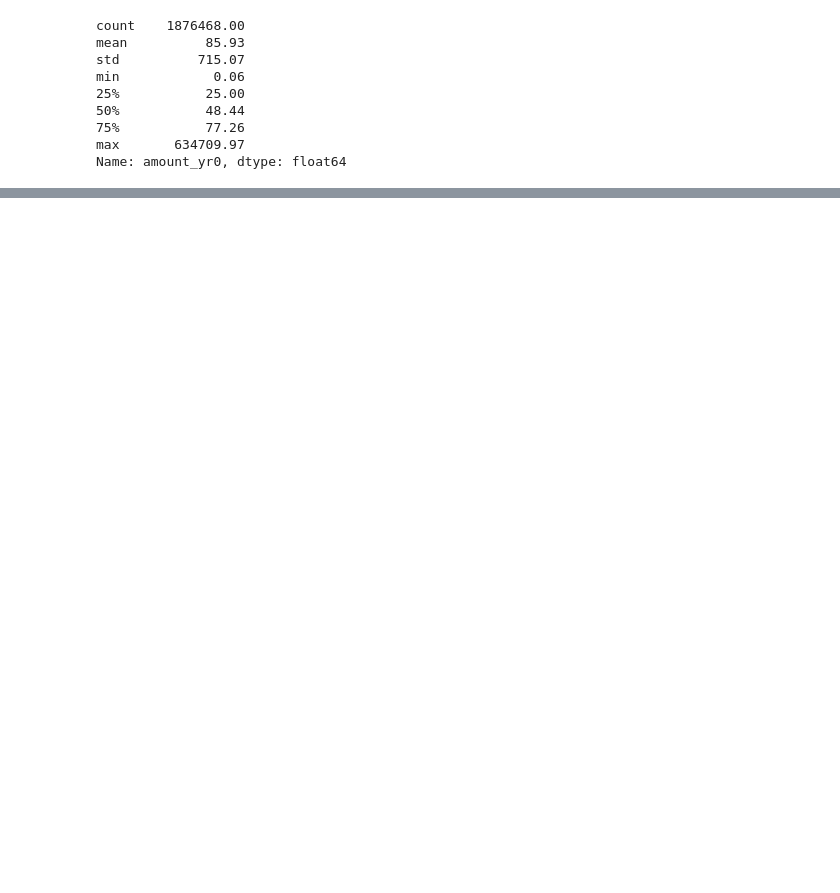
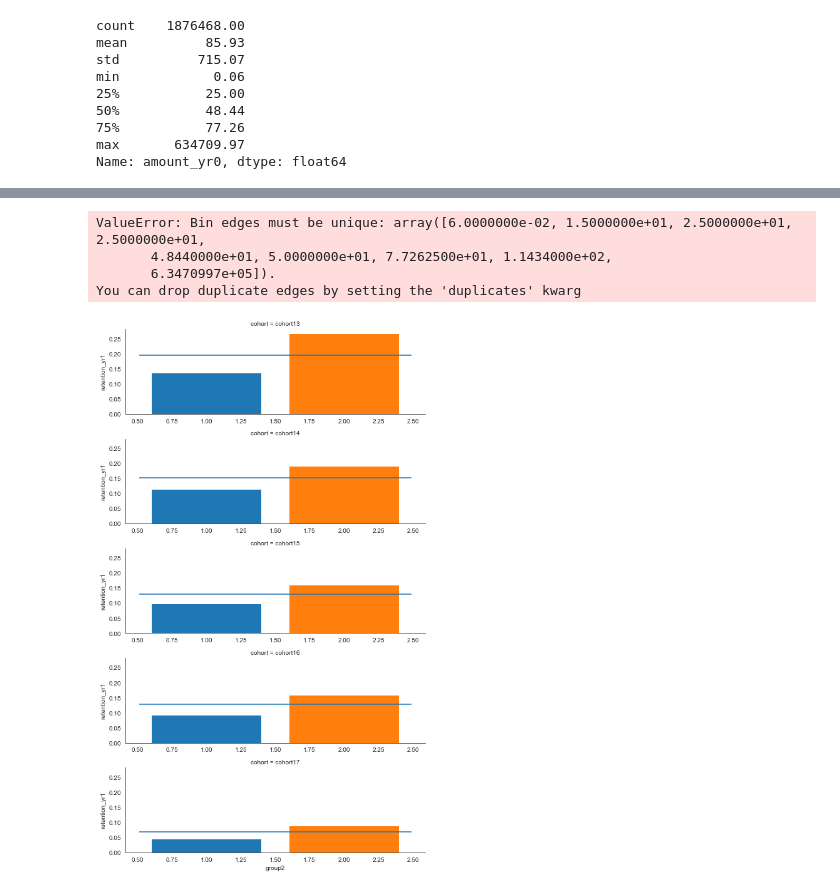
Before and after one commit to erinmarieanderson/donations_part_II, a Jupyter notebook: notebooks/21.ipynb, the cells around one changed output, grey strips where cells are left out. Saved outputs shown, nothing was run; the diff lists cells and outputs as text; code cells hidden in the pictures; blank space fills up the shorter version.

Commit message:
continue clustering/binning of year 0 amounts

```diff
--- a/notebooks/21.ipynb
+++ b/notebooks/21.ipynb
@@ -556,0 +658,22 @@ fig.show()
+# %%
+amounts1['group4']=pd.qcut(amounts1.amount_yr0, q=4, labels=[1,2,3,4])
+# %%
+amounts1['group6']=pd.qcut(amounts1.amount_yr0, q=6, labels=[1,2,3,4,5,6])
+# %%
+amounts2=amounts1.groupby(['cohort','group2']).agg({'yr0':'sum','yr1':'sum','retention_yr1':'mean'}).reset_index()
+# %%
+conditions=[
+    amounts2['cohort'] == "cohort13",
+    amounts2['cohort'] == "cohort14",
+    amounts2['cohort'] == "cohort15",
+    amounts2['cohort'] == "cohort16",
+    amounts2['cohort'] == "cohort17"
+]
+
+choices=[amounts2.query('cohort == "cohort13"').groupby('cohort').sum()['yr1']/amounts2.query('cohort == "cohort13"').groupby('cohort').sum()['yr0'],
+         amounts2.query('cohort == "cohort14"').groupby('cohort').sum()['yr1']/amounts2.query('cohort == "cohort14"').groupby('cohort').sum()['yr0'],
+         amounts2.query('cohort == "cohort15"').groupby('cohort').sum()['yr1']/amounts2.query('cohort == "cohort15"').groupby('cohort').sum()['yr0'],
+         amounts2.query('cohort == "cohort16"').groupby('cohort').sum()['yr1']/amounts2.query('cohort == "cohort16"').groupby('cohort').sum()['yr0'],
+         amounts2.query('cohort == "cohort17"').groupby('cohort').sum()['yr1']/amounts2.query('cohort == "cohort17"').groupby('cohort').sum()['yr0']]
+
+amounts2['cohort_overall_retention']=np.select(conditions, choices)
@@ -556,0 +783,35 @@ fig.show()
+# %%
+amounts1['group8']=pd.qcut(amounts1.amount_yr0, q=8, labels=[1,2,3,4,5,6,7,8])
+df=amounts1.groupby(['cohort','group8']).agg({'yr0':'sum','yr1':'sum','retention_yr1':'mean'}).reset_index()
+
+conditions=[
+    df['cohort'] == "cohort13",
+    df['cohort'] == "cohort14",
+    df['cohort'] == "cohort15",
+    df['cohort'] == "cohort16",
+    df['cohort'] == "cohort17"
+]
+
+choices=[amounts.query('cohort == "cohort13"').groupby('cohort').sum()['yr1']/amounts6.query('cohort == "cohort13"').groupby('cohort').sum()['yr0'],
+         df.query('cohort == "cohort14"').groupby('cohort').sum()['yr1']/df.query('cohort == "cohort14"').groupby('cohort').sum()['yr0'],
+         df.query('cohort == "cohort15"').groupby('cohort').sum()['yr1']/df.query('cohort == "cohort15"').groupby('cohort').sum()['yr0'],
+         df.query('cohort == "cohort16"').groupby('cohort').sum()['yr1']/df.query('cohort == "cohort16"').groupby('cohort').sum()['yr0'],
+         df.query('cohort == "cohort17"').groupby('cohort').sum()['yr1']/df.query('cohort == "cohort17"').groupby('cohort').sum()['yr0']]
+
+df['cohort_overall_retention']=np.select(conditions, choices)
+
+amounts8=df.copy()
+# %% [output]
+ValueError: Bin edges must be unique: array([6.0000000e-02, 1.5000000e+01, 2.5000000e+01, 2.5000000e+01,
+       4.8440000e+01, 5.0000000e+01, 7.7262500e+01, 1.1434000e+02,
+       6.3470997e+05]).
+You can drop duplicate edges by setting the 'duplicates' kwarg
+# %%
+g = sns.FacetGrid(amounts2, row='cohort',hue='group2',sharey=True, sharex=False, height=2.5, aspect = 3)
+g = g.map(plt.bar, 'group2', 'retention_yr1')
+
+# draw lines:
+for m,ax in zip(amounts2.groupby('cohort').cohort_overall_retention.mean(), g.axes.ravel()):
+    ax.hlines(m,*ax.get_xlim())
+# %% [output]
+[figure, added]
```
Also changed, not shown: parts of 59 cells of this notebook.
